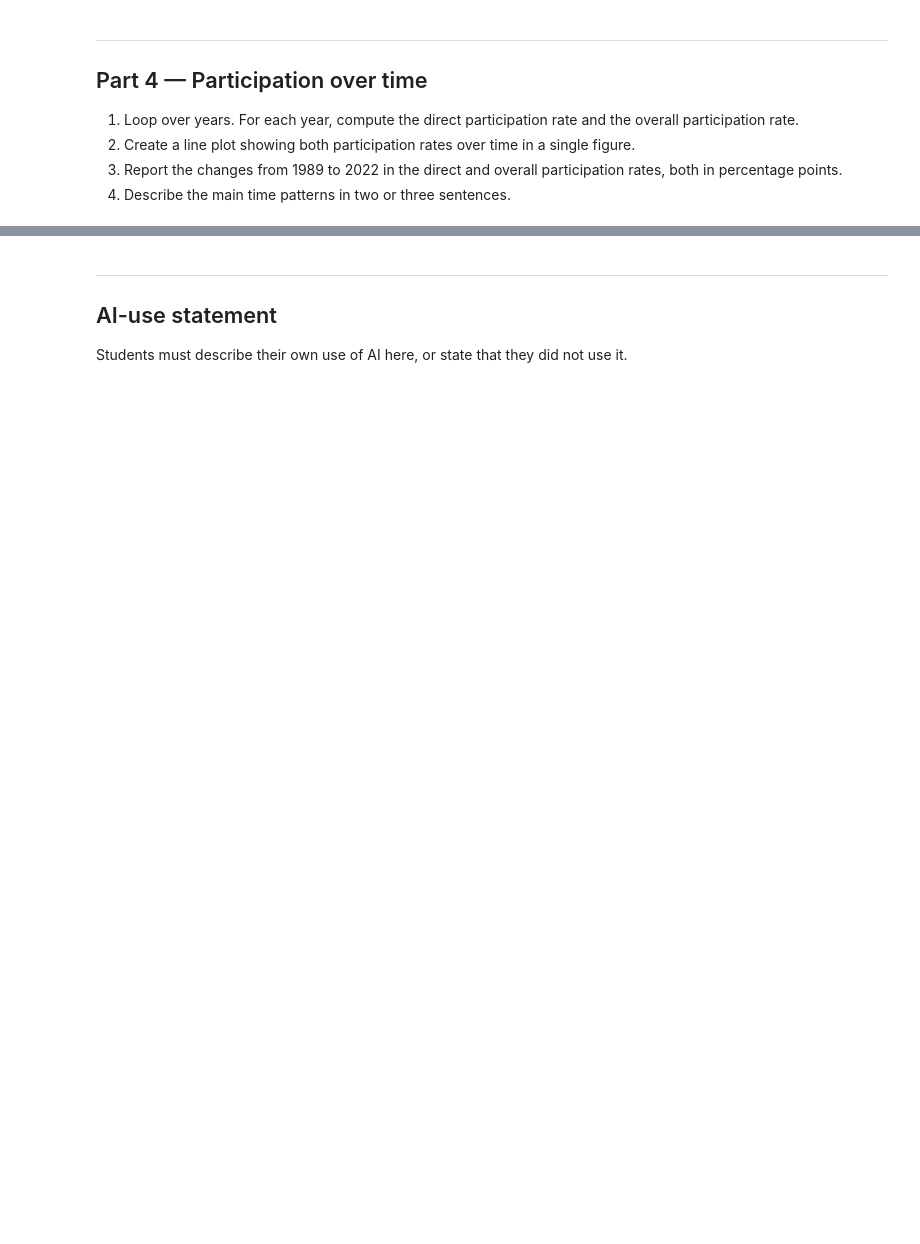
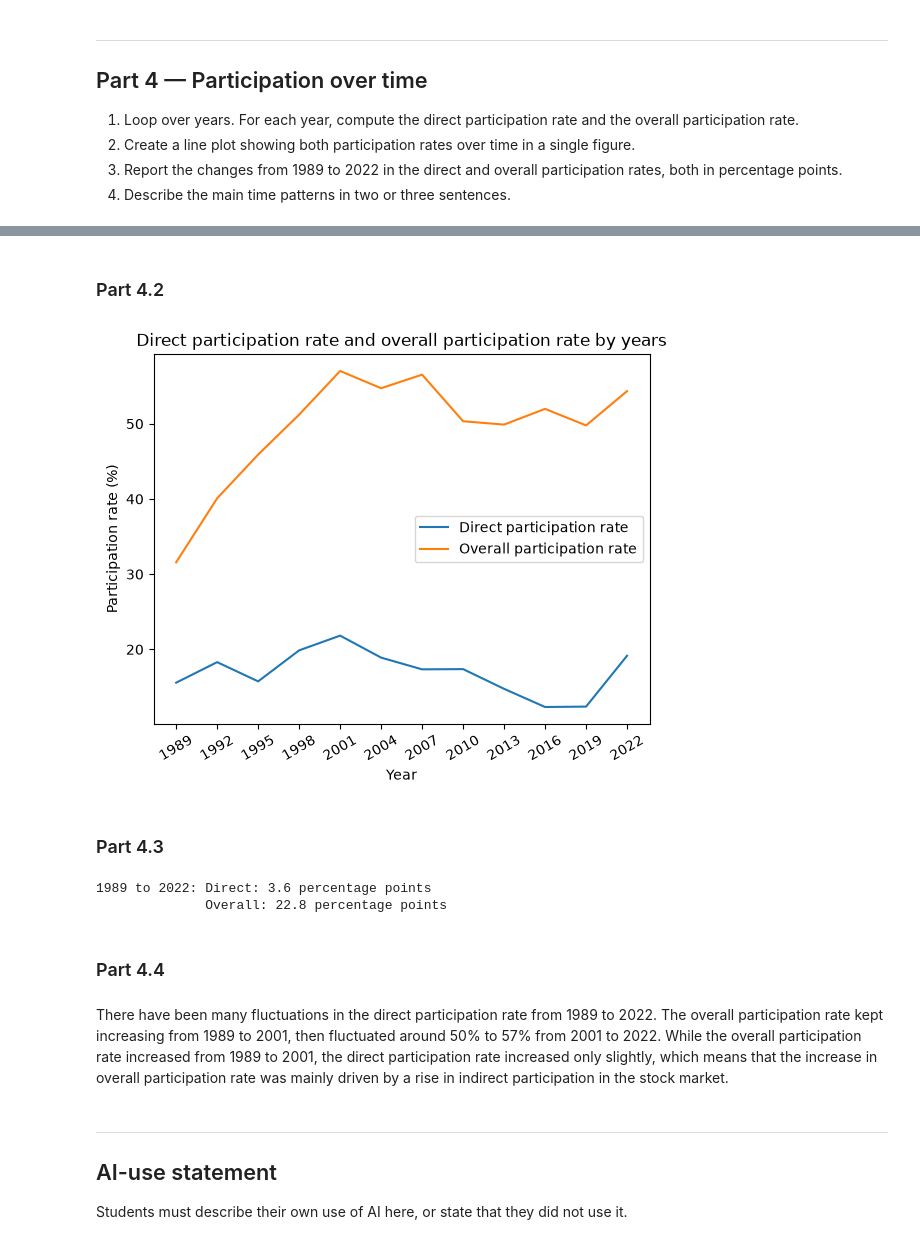
Before and after one commit to Sanitysr163216/TECH2-H26-assignment3, a Jupyter notebook: assignment3.ipynb, the cells around one changed output, grey strips where cells are left out. Drawn from its saved outputs; the diff is of its cells as text; code cells hidden in the pictures; blank space fills up the shorter version.

```diff
--- a/assignment3.ipynb
+++ b/assignment3.ipynb
@@ -232,0 +341,14 @@ built-in `mean()` method.
+# %%
+years = df_final['year'].unique()
+years_dr_part = {}
+years_oa_part = {}
+for year in years:
+    df_year = df_final[df_final['year'] == year]
+    year_direct_part = participation_rate(df_year['direct'])
+    year_overall_part = participation_rate(df_year['overall'])
+
+    years_dr_part[year] = year_direct_part
+    years_oa_part[year] = year_overall_part
+
+    print(f'{year}: direct: {year_direct_part:.1f}%\n'
+          f'      overall: {year_overall_part:.1f}%')
@@ -232,0 +373,17 @@ built-in `mean()` method.
+# %% [markdown]
+### Part 4.2
+# %%
+plt.plot(years, years_dr_part.values(), label='Direct participation rate')
+plt.plot(years, years_oa_part.values(), label='Overall participation rate')
+
+plt.title('Direct participation rate and overall participation rate by years')
+plt.xlabel('Year')
+plt.ylabel('Participation rate (%)')
+plt.xticks(years, rotation=30)
+plt.legend()
+
+plt.show()
+# %% [output]
+[figure, added]
+# %% [markdown]
+### Part 4.3
@@ -233,3 +398,13 @@ built-in `mean()` method.
+# %%
+print(f'1989 to 2022: Direct: {years_dr_part[2022] - years_dr_part[1989]:.1f} percentage points')
+print(f'              Overall: {years_oa_part[2022] - years_oa_part[1989]:.1f} percentage points')
+# %% [output]
+1989 to 2022: Direct: 3.6 percentage points
+              Overall: 22.8 percentage points
+# %% [markdown]
+### Part 4.4
+# %% [markdown]
+There have been many fluctuations in the direct participation rate from 1989 to 2022. The overall participation rate kept increasing from 1989 to 2001, then fluctuated around 50% to 57% from 2001 to 2022. While the overall participation rate increased from 1989 to 2001, the direct participation rate increased only slightly, which means that the increase in overall participation rate was mainly driven by a rise in indirect participation in the stock market.
 # %% [markdown]
 ***
 ## AI-use statement
```
Also changed, not shown: parts of 17 cells of this notebook.
